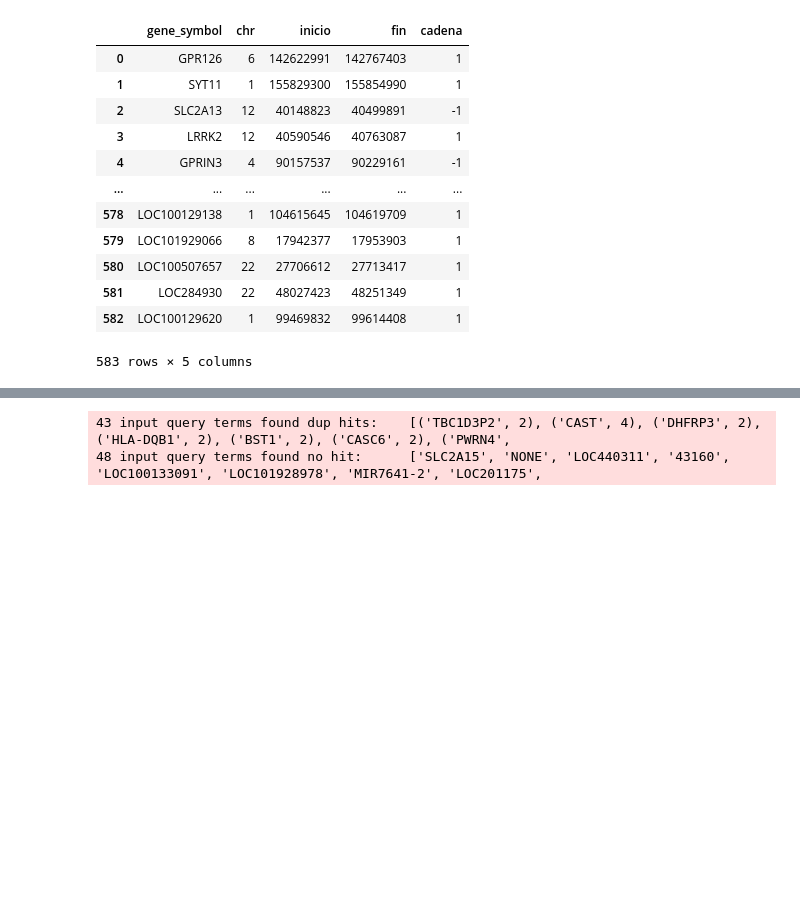
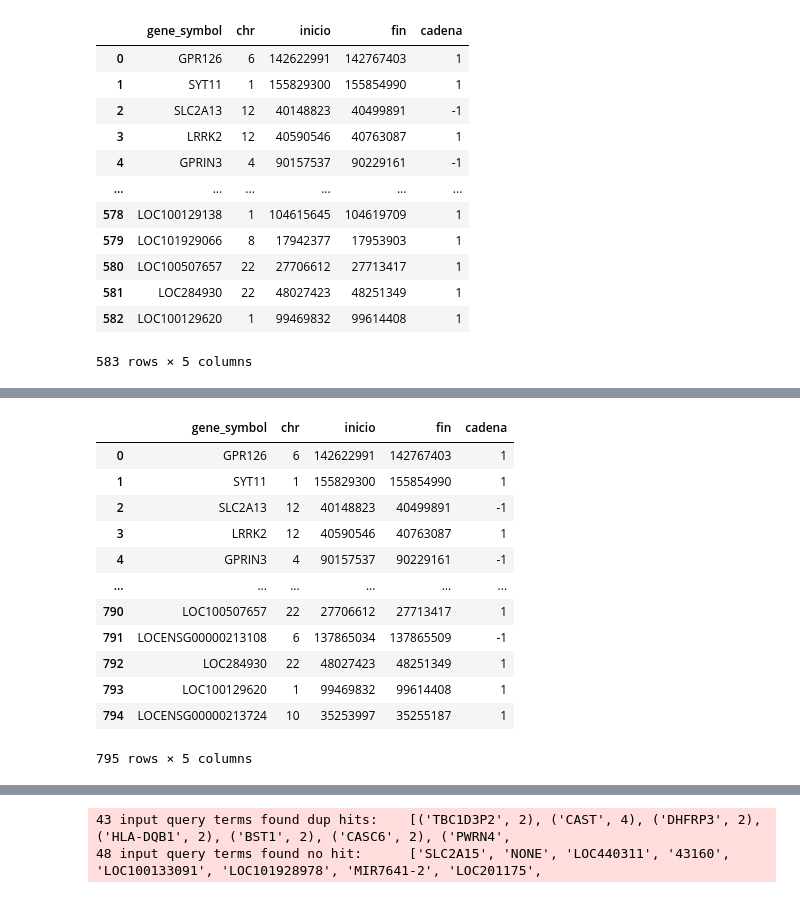
Before and after one commit to jbs1009/TFM_Jorge_Bermejo_Sacristan, a Jupyter notebook: Coordenadas_genes_pruebas.ipynb, the cells around one changed output, grey strips where cells are left out. Saved outputs shown, nothing was run; the diff lists cells and outputs as text; code cells hidden in the pictures; blank space fills up the shorter version.

```diff
--- a/Coordenadas_genes_pruebas.ipynb
+++ b/Coordenadas_genes_pruebas.ipynb
@@ -459,0 +535,16 @@ df_coords2
+# %%
+df_coords3
+# %% [output]
+|  | gene_symbol | chr | inicio | fin | cadena |
+| 0 | GPR126 | 6 | 142622991 | 142767403 | 1 |
+| 1 | SYT11 | 1 | 155829300 | 155854990 | 1 |
+| 2 | SLC2A13 | 12 | 40148823 | 40499891 | -1 |
+| 3 | LRRK2 | 12 | 40590546 | 40763087 | 1 |
+| 4 | GPRIN3 | 4 | 90157537 | 90229161 | -1 |
+| ... | ... | ... | ... | ... | ... |
+| 790 | LOC100507657 | 22 | 27706612 | 27713417 | 1 |
+| 791 | LOCENSG00000213108 | 6 | 137865034 | 137865509 | -1 |
+| 792 | LOC284930 | 22 | 48027423 | 48251349 | 1 |
+| 793 | LOC100129620 | 1 | 99469832 | 99614408 | 1 |
+| 794 | LOCENSG00000213724 | 10 | 35253997 | 35255187 | 1 |
+795 rows × 5 columns
```
Also changed, not shown: parts of 14 cells of this notebook.
